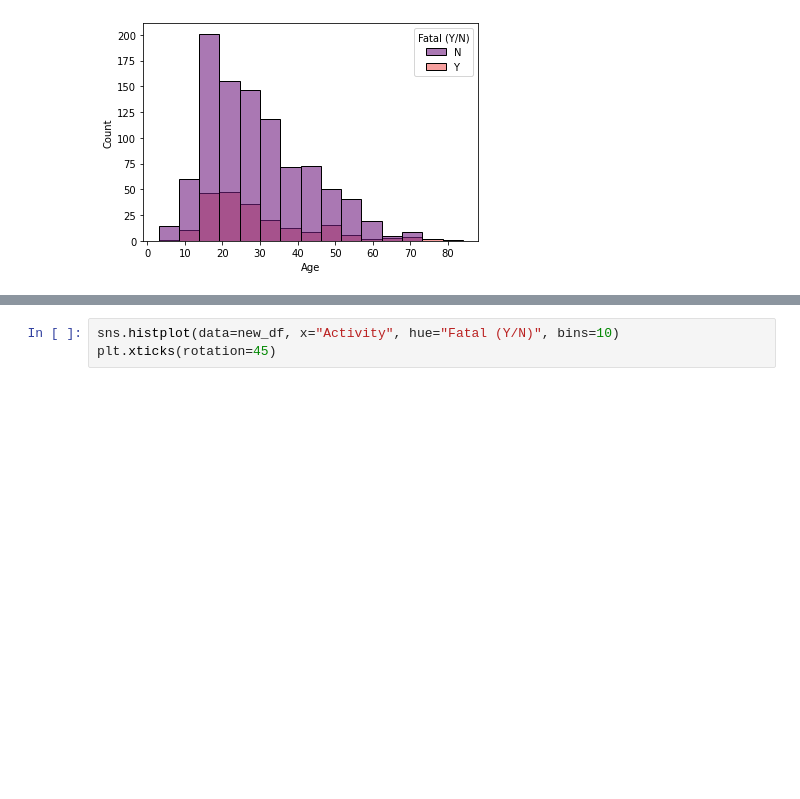
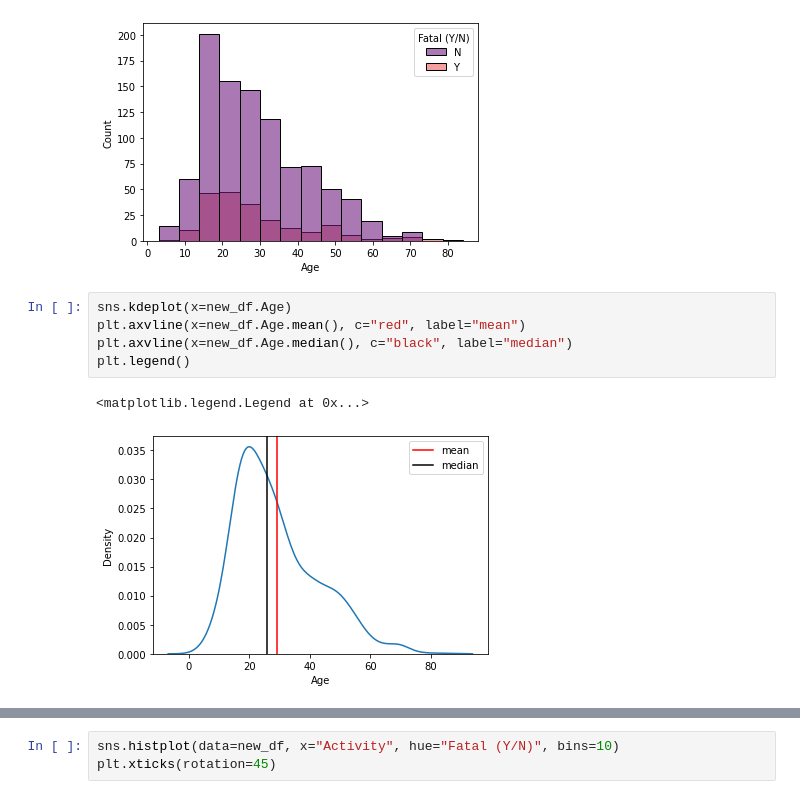
Before and after one commit to Hugocodesdude/Project_1, a Jupyter notebook: Project_1_Data_Vis.ipynb, the cells around one changed output, grey strips where cells are left out. Cells and saved outputs as stored; diff of their text form; blank space fills up the shorter version.

```diff
--- a/Project_1_Data_Vis.ipynb
+++ b/Project_1_Data_Vis.ipynb
@@ -76,3 +93,11 @@ sns.histplot(data=new_df, x="Age", hue="Fatal (Y/N)", bins=15, alpha = 0.6, pale
 # %% [output]
 <AxesSubplot:xlabel='Age', ylabel='Count'>
 [figure]
+# %%
+sns.kdeplot(x=new_df.Age)
+plt.axvline(x=new_df.Age.mean(), c="red", label="mean")
+plt.axvline(x=new_df.Age.median(), c="black", label="median")
+plt.legend()
+# %% [output]
+<matplotlib.legend.Legend at 0x...>
+[figure, added]
```
Also changed, not shown: parts of 6 cells of this notebook, 1 other file.
